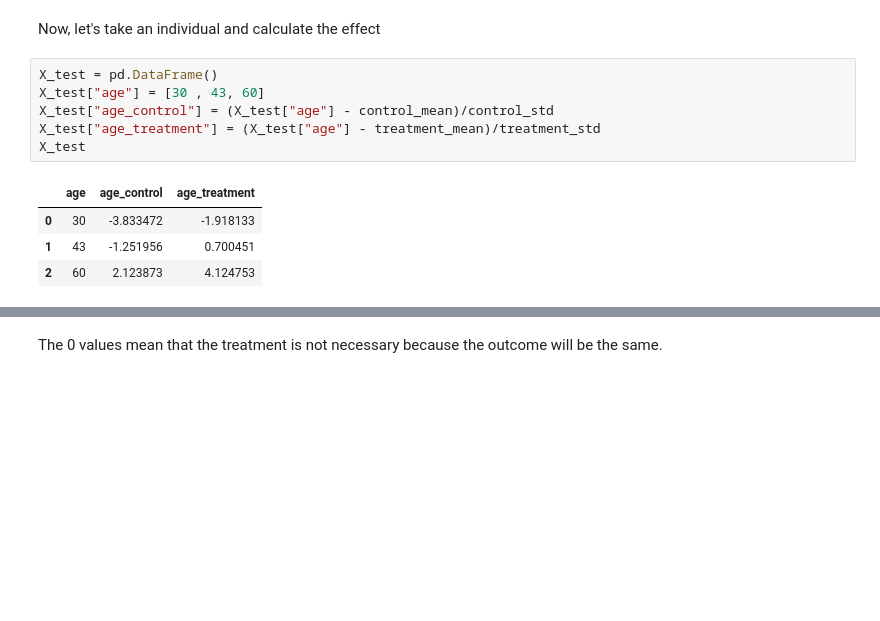
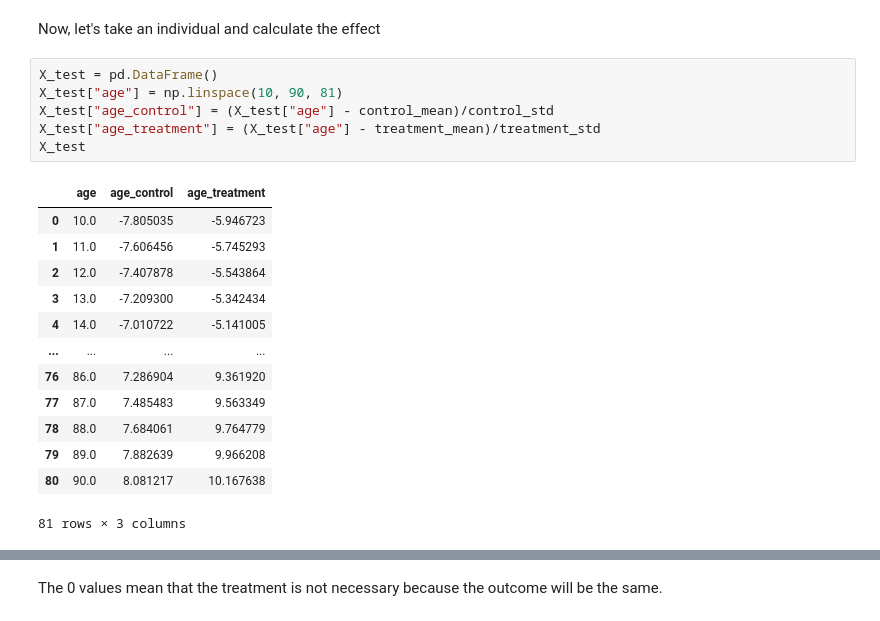
Before and after one commit to Bruno-Moreno/ML---Study, a Jupyter notebook: notebooks/STATS/causal_inference.ipynb, the cells around one changed output, grey strips where cells are left out. Drawn from its saved outputs; the diff is of its cells as text; blank space fills up the shorter version.

```diff
--- a/notebooks/STATS/causal_inference.ipynb
+++ b/notebooks/STATS/causal_inference.ipynb
@@ -228,15 +225,24 @@ array([0.99988224, 0.19000606, 0.9780838 , ..., 1.        , 0.99988224,
 Now, let's take an individual and calculate the effect
 # %%
 X_test = pd.DataFrame()
-X_test["age"] = [30 , 43, 60]
+X_test["age"] = np.linspace(10, 90, 81)
 X_test["age_control"] = (X_test["age"] - control_mean)/control_std
 X_test["age_treatment"] = (X_test["age"] - treatment_mean)/treatment_std
 X_test
 # %% [output]
 |  | age | age_control | age_treatment |
-| 0 | 30 | -3.833472 | -1.918133 |
-| 1 | 43 | -1.251956 | 0.700451 |
-| 2 | 60 | 2.123873 | 4.124753 |
+| 0 | 10.0 | -7.805035 | -5.946723 |
+| 1 | 11.0 | -7.606456 | -5.745293 |
+| 2 | 12.0 | -7.407878 | -5.543864 |
+| 3 | 13.0 | -7.209300 | -5.342434 |
+| 4 | 14.0 | -7.010722 | -5.141005 |
+| ... | ... | ... | ... |
+| 76 | 86.0 | 7.286904 | 9.361920 |
+| 77 | 87.0 | 7.485483 | 9.563349 |
+| 78 | 88.0 | 7.684061 | 9.764779 |
+| 79 | 89.0 | 7.882639 | 9.966208 |
+| 80 | 90.0 | 8.081217 | 10.167638 |
+81 rows × 3 columns
 # %%
 X_test["predicted_model_control"] = model_control.predict_proba(X_test[["age_control"]].values)[:, 1]
 X_test["predicted_model_treatment"] = model_treatment.predict_proba(X_test[["age_treatment"]].values)[:, 1]
```
Also changed, not shown: parts of 5 cells of this notebook, 2 other files.
